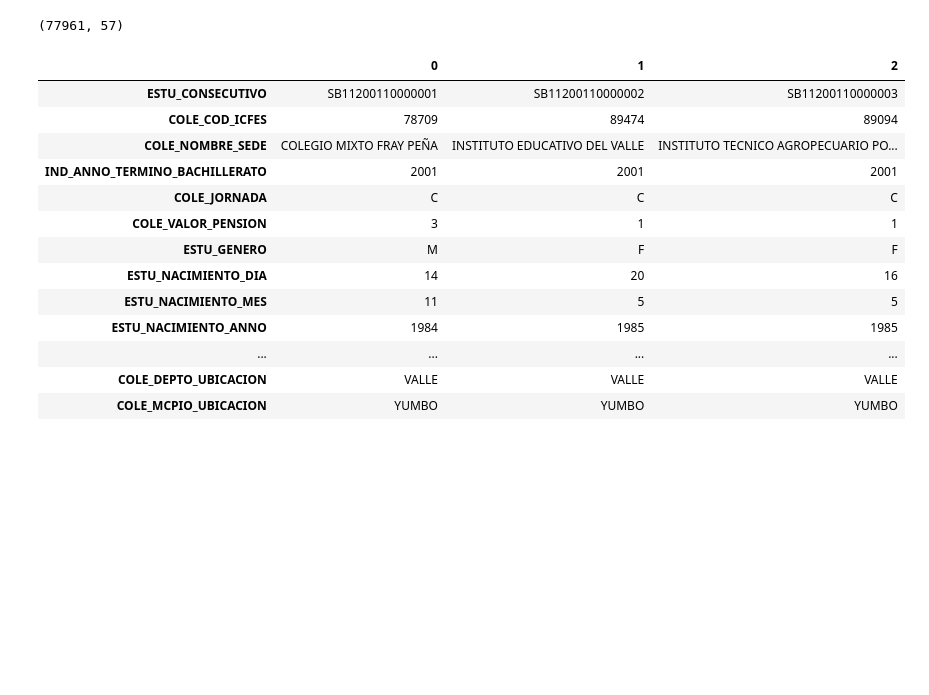
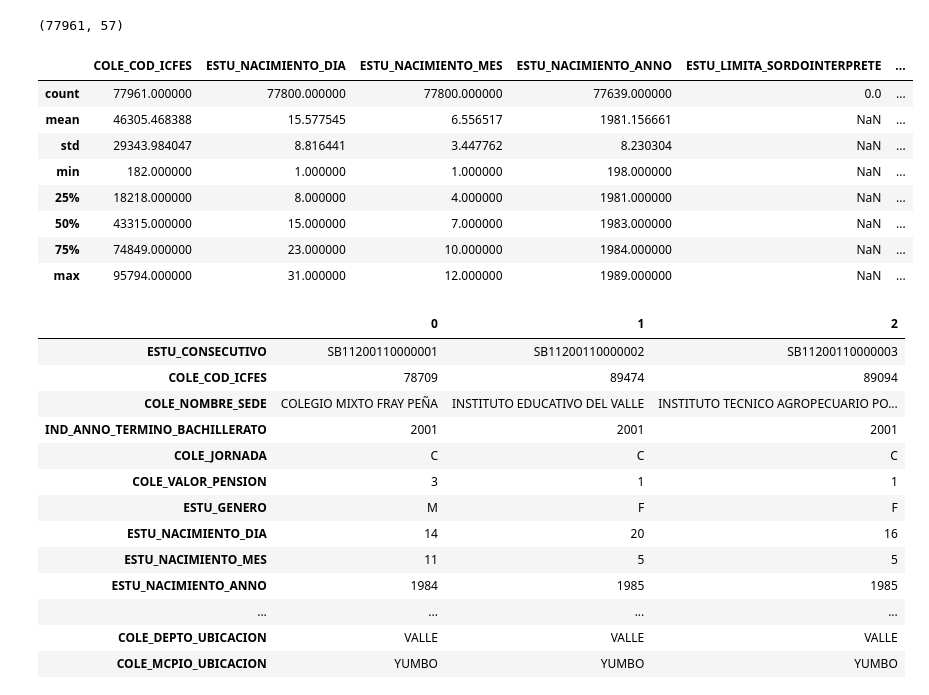
Before and after one commit to AronForero/ICFESProject, a Jupyter notebook: New_Project/Descriptive_Analisis/Data_Cleaning_2001.ipynb, the cells around one changed output. Drawn from its saved outputs; the diff is of its cells as text; code cells hidden in the pictures; blank space fills up the shorter version.

```diff
--- a/New_Project/Descriptive_Analisis/Data_Cleaning_2001.ipynb
+++ b/New_Project/Descriptive_Analisis/Data_Cleaning_2001.ipynb
@@ -10,6 +10,18 @@ data_2001 = pd.read_csv('../DatosFTPICFES/SABER11/SB11-BASES_DE_DATOS/SB11-20011
 data_2001.shape
 # %% [output]
 (77961, 57)
+# %%
+data_2001.describe()
+# %% [output]
+|  | COLE_COD_ICFES | ESTU_NACIMIENTO_DIA | ESTU_NACIMIENTO_MES | ESTU_NACIMIENTO_ANNO | ESTU_LIMITA_SORDOINTERPRETE | ... |
+| count | 77961.000000 | 77800.000000 | 77800.000000 | 77639.000000 | 0.0 | ... |
+| mean | 46305.468388 | 15.577545 | 6.556517 | 1981.156661 | NaN | ... |
+| std | 29343.984047 | 8.816441 | 3.447762 | 8.230304 | NaN | ... |
+| min | 182.000000 | 1.000000 | 1.000000 | 198.000000 | NaN | ... |
+| 25% | 18218.000000 | 8.000000 | 4.000000 | 1981.000000 | NaN | ... |
+| 50% | 43315.000000 | 15.000000 | 7.000000 | 1983.000000 | NaN | ... |
+| 75% | 74849.000000 | 23.000000 | 10.000000 | 1984.000000 | NaN | ... |
+| max | 95794.000000 | 31.000000 | 12.000000 | 1989.000000 | NaN | ... |
 # %%
 data_2001.head(3).T
 # %% [output]
```
Also changed, not shown: parts of 29 cells of this notebook, 1 other file.
